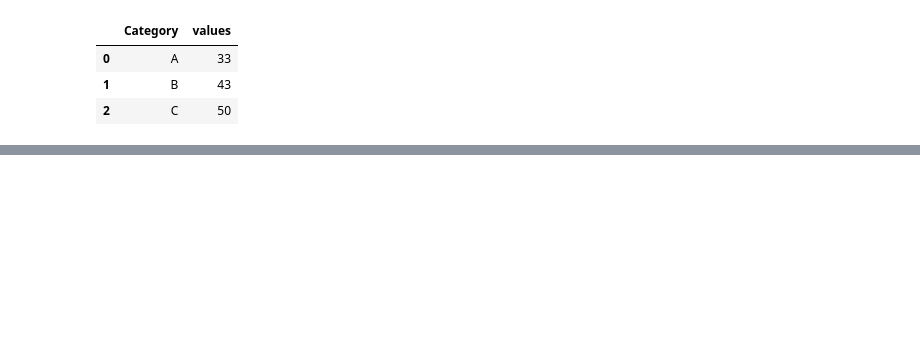
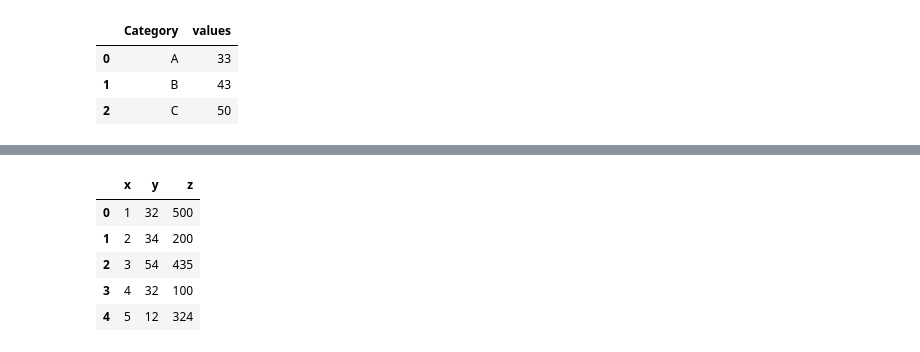
Before and after one commit to Anton6896/Machine_Learning, a Jupyter notebook: plotly_cufflinks /plot.ipynb, the cells around one changed output, grey strips where cells are left out. Drawn from its saved outputs; the diff is of its cells as text; code cells hidden in the pictures; blank space fills up the shorter version.

```diff
--- a/plotly_cufflinks /plot.ipynb
+++ b/plotly_cufflinks /plot.ipynb
@@ -58,0 +68,17 @@ f2 = df2.iplot(
+# %%
+df3 = pd.DataFrame(
+    dict(
+        x=[1,2,3,4,5],
+        y=[32,34,54,32,12],
+        z=[500,200,435,100,324]
+    )
+)
+df3.head()
+# 3 dimention plat
+# %% [output]
+|  | x | y | z |
+| 0 | 1 | 32 | 500 |
+| 1 | 2 | 34 | 200 |
+| 2 | 3 | 54 | 435 |
+| 3 | 4 | 32 | 100 |
+| 4 | 5 | 12 | 324 |
```
Also changed, not shown: parts of 5 cells of this notebook, 3 other files.
